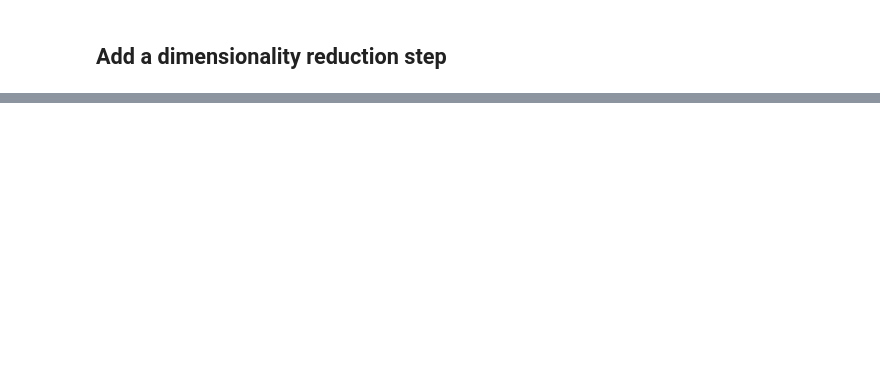
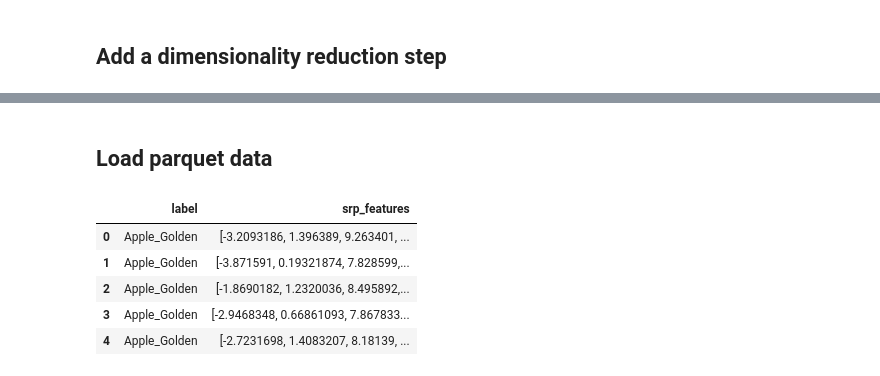
Before and after one commit to Pierre-Eloi/OC_DS_Project8, a Jupyter notebook: DS_Project8_ragetly.ipynb, the cells around one changed output, grey strips where cells are left out. Drawn from its saved outputs; the diff is of its cells as text; code cells hidden in the pictures; blank space fills up the shorter version.

```diff
--- a/DS_Project8_ragetly.ipynb
+++ b/DS_Project8_ragetly.ipynb
@@ -404,0 +312,2 @@ result.write.mode("overwrite").parquet('dataset/results/data_parquet')
+# %%
+result_path = os.path.join(path, 'dataset/results/data_parquet')
@@ -404,0 +334,12 @@ result.write.mode("overwrite").parquet('dataset/results/data_parquet')
+# %% [markdown]
+## Load parquet data
+# %%
+df = pd.read_parquet(result_path, engine='pyarrow')
+df.head(5)
+# %% [output]
+|  | label | srp_features |
+| 0 | Apple_Golden | [-3.2093186, 1.396389, 9.263401, ... |
+| 1 | Apple_Golden | [-3.871591, 0.19321874, 7.828599,... |
+| 2 | Apple_Golden | [-1.8690182, 1.2320036, 8.495892,... |
+| 3 | Apple_Golden | [-2.9468348, 0.66861093, 7.867833... |
+| 4 | Apple_Golden | [-2.7231698, 1.4083207, 8.18139, ... |
```
Also changed, not shown: parts of 37 cells of this notebook.
